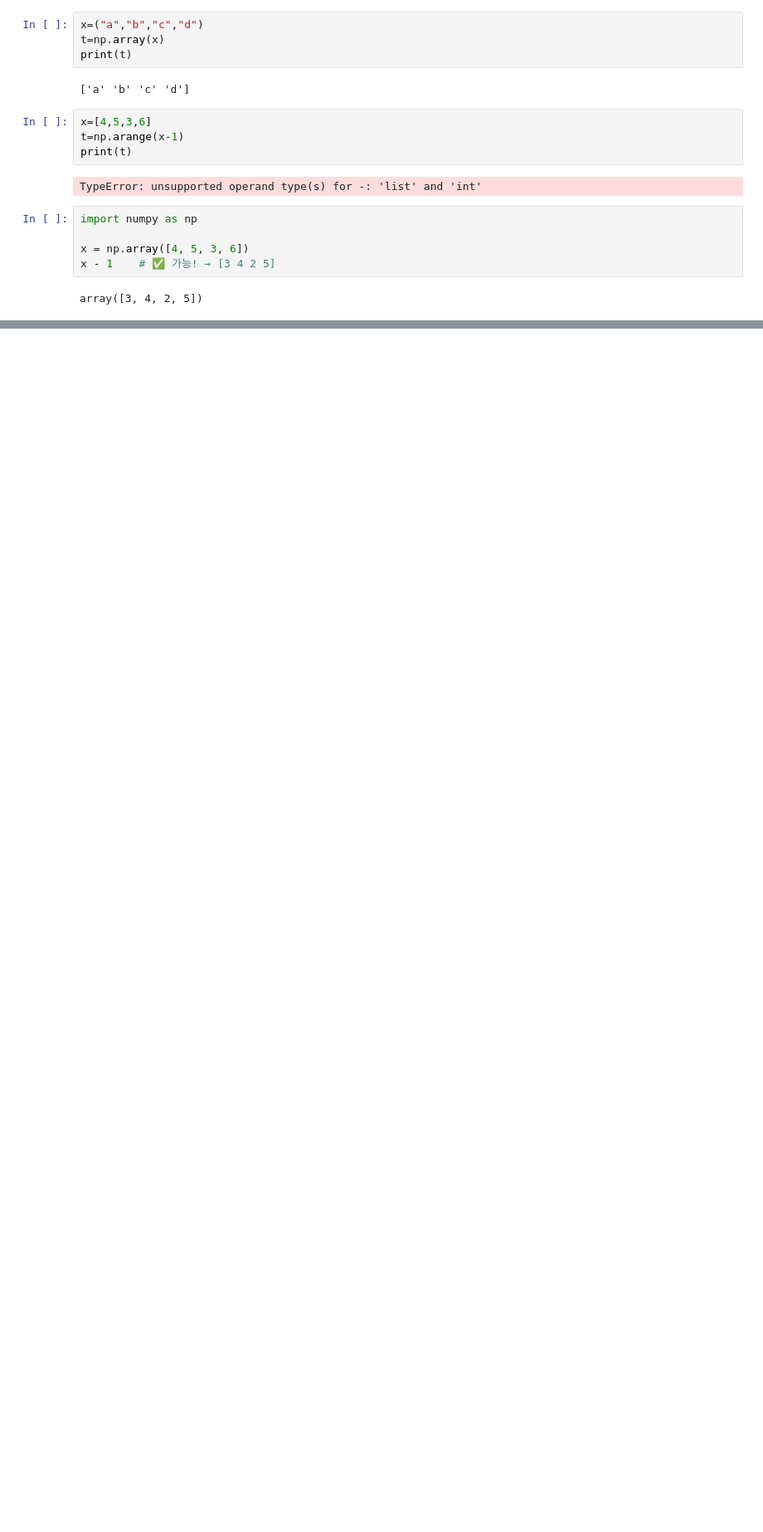
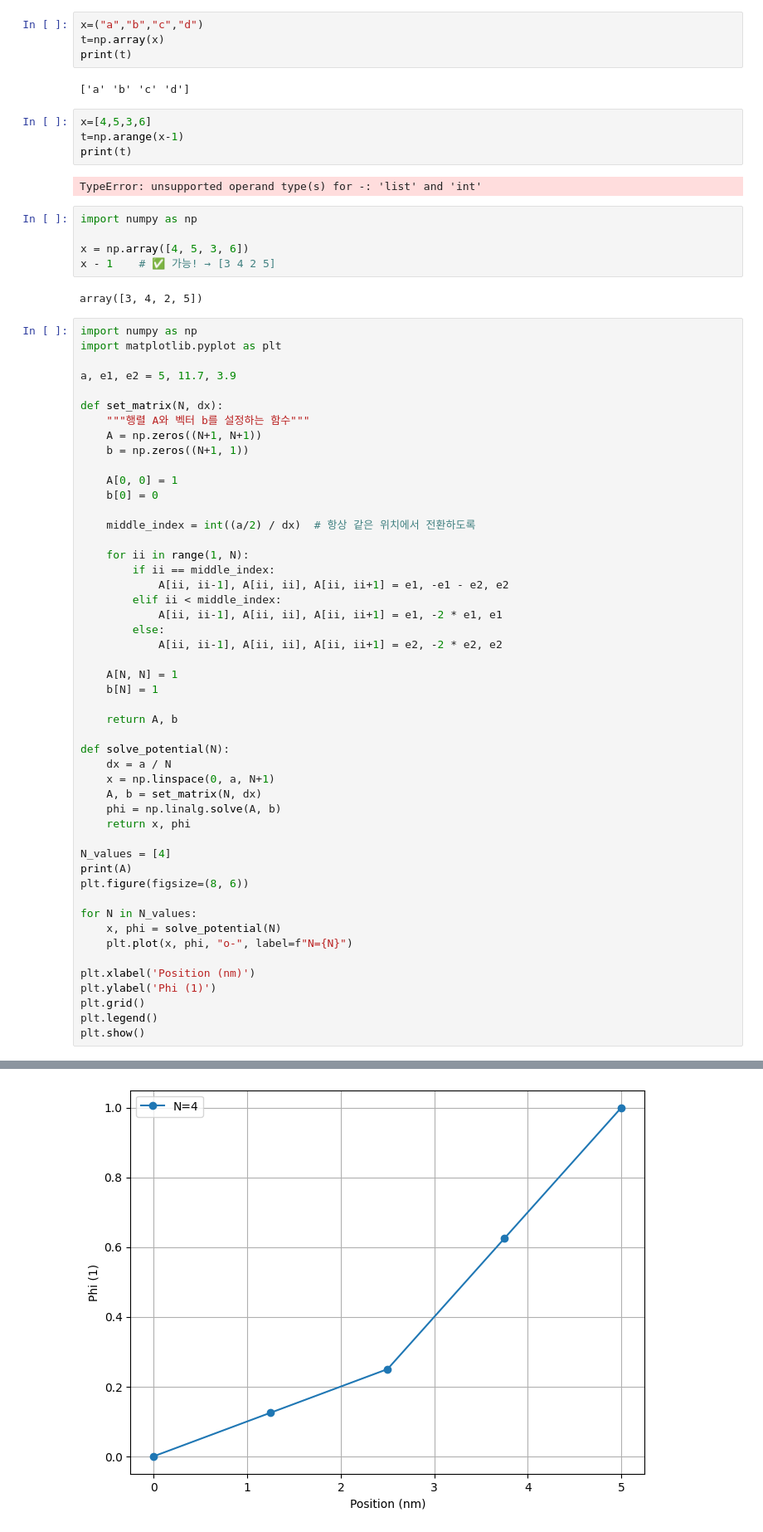
Before and after one commit to Shinchul-Park/Physics_mosfet_Hong, a Jupyter notebook: 02_infinite potential well2.ipynb, the cells around one changed output, grey strips where cells are left out. Shown: that part at 83% size. Drawn from its saved outputs; the diff is of its cells as text; blank space fills up the shorter version.

```diff
--- a/02_infinite potential well2.ipynb
+++ b/02_infinite potential well2.ipynb
@@ -383,3 +487,53 @@ x = np.array([4, 5, 3, 6])
 x - 1    # ✅ 가능! → [3 4 2 5]
 # %% [output]
 array([3, 4, 2, 5])
+# %%
+import numpy as np
+import matplotlib.pyplot as plt
+
+a, e1, e2 = 5, 11.7, 3.9
+
+def set_matrix(N, dx):
+    """행렬 A와 벡터 b를 설정하는 함수"""
+    A = np.zeros((N+1, N+1))
+    b = np.zeros((N+1, 1))
+
+    A[0, 0] = 1
+    b[0] = 0
+
+    middle_index = int((a/2) / dx)  # 항상 같은 위치에서 전환하도록
+
+    for ii in range(1, N):
+        if ii == middle_index:
+            A[ii, ii-1], A[ii, ii], A[ii, ii+1] = e1, -e1 - e2, e2
+        elif ii < middle_index:
+            A[ii, ii-1], A[ii, ii], A[ii, ii+1] = e1, -2 * e1, e1
+        else:
+            A[ii, ii-1], A[ii, ii], A[ii, ii+1] = e2, -2 * e2, e2
+
+    A[N, N] = 1
+    b[N] = 1
+
+    return A, b
+
+def solve_potential(N):
+    dx = a / N
+    x = np.linspace(0, a, N+1)
+    A, b = set_matrix(N, dx)
+    phi = np.linalg.solve(A, b)
+    return x, phi
+
+N_values = [4]
+print(A)
+plt.figure(figsize=(8, 6))
+
+for N in N_values:
+    x, phi = solve_potential(N)
+    plt.plot(x, phi, "o-", label=f"N={N}")
+
+plt.xlabel('Position (nm)')
+plt.ylabel('Phi (1)')
+plt.grid()
+plt.legend()
+plt.show()
+# %% [output]
@@ -385,0 +546 @@ array([3, 4, 2, 5])
+[figure, added]
```
Also changed, not shown: parts of 7 cells of this notebook.
